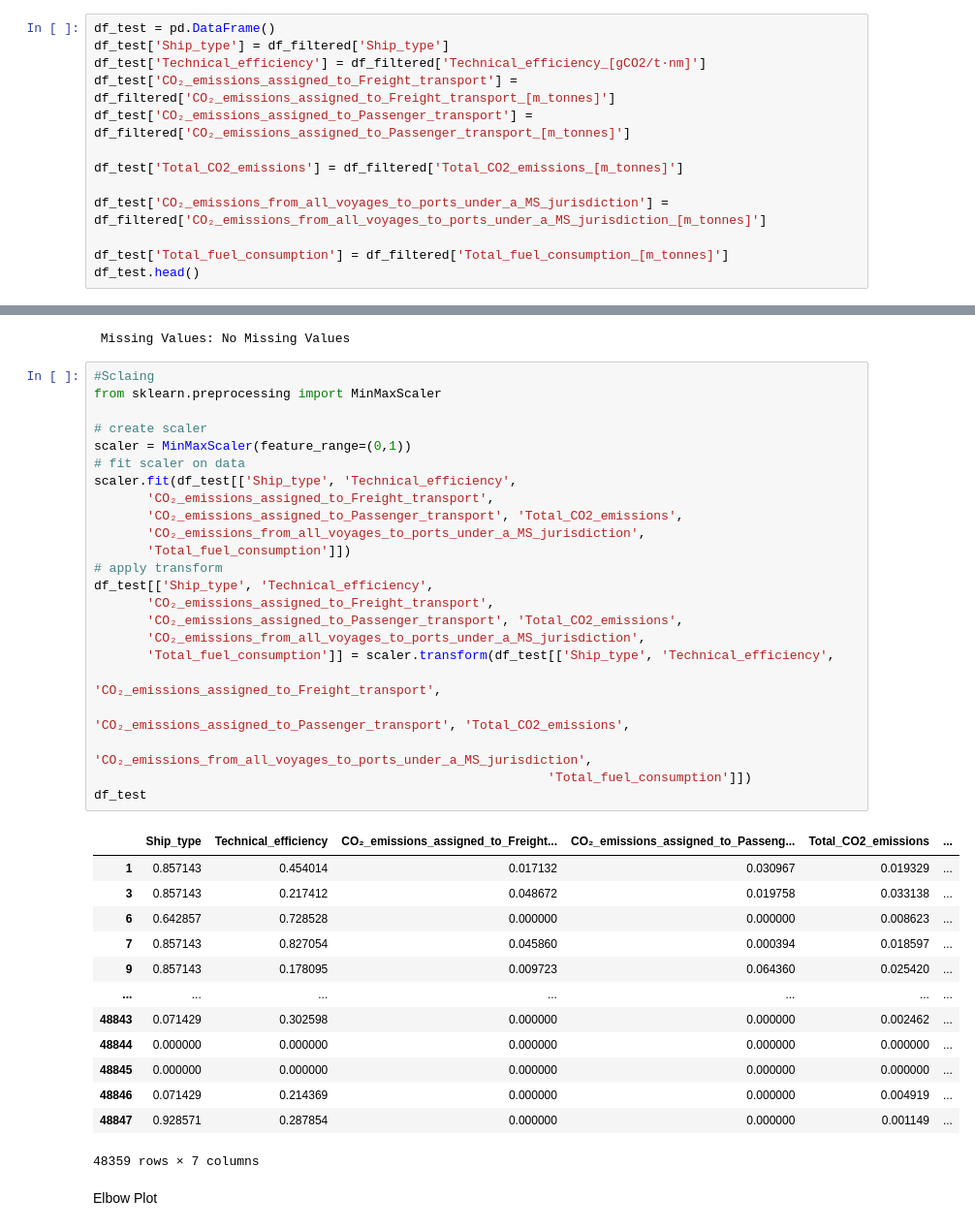
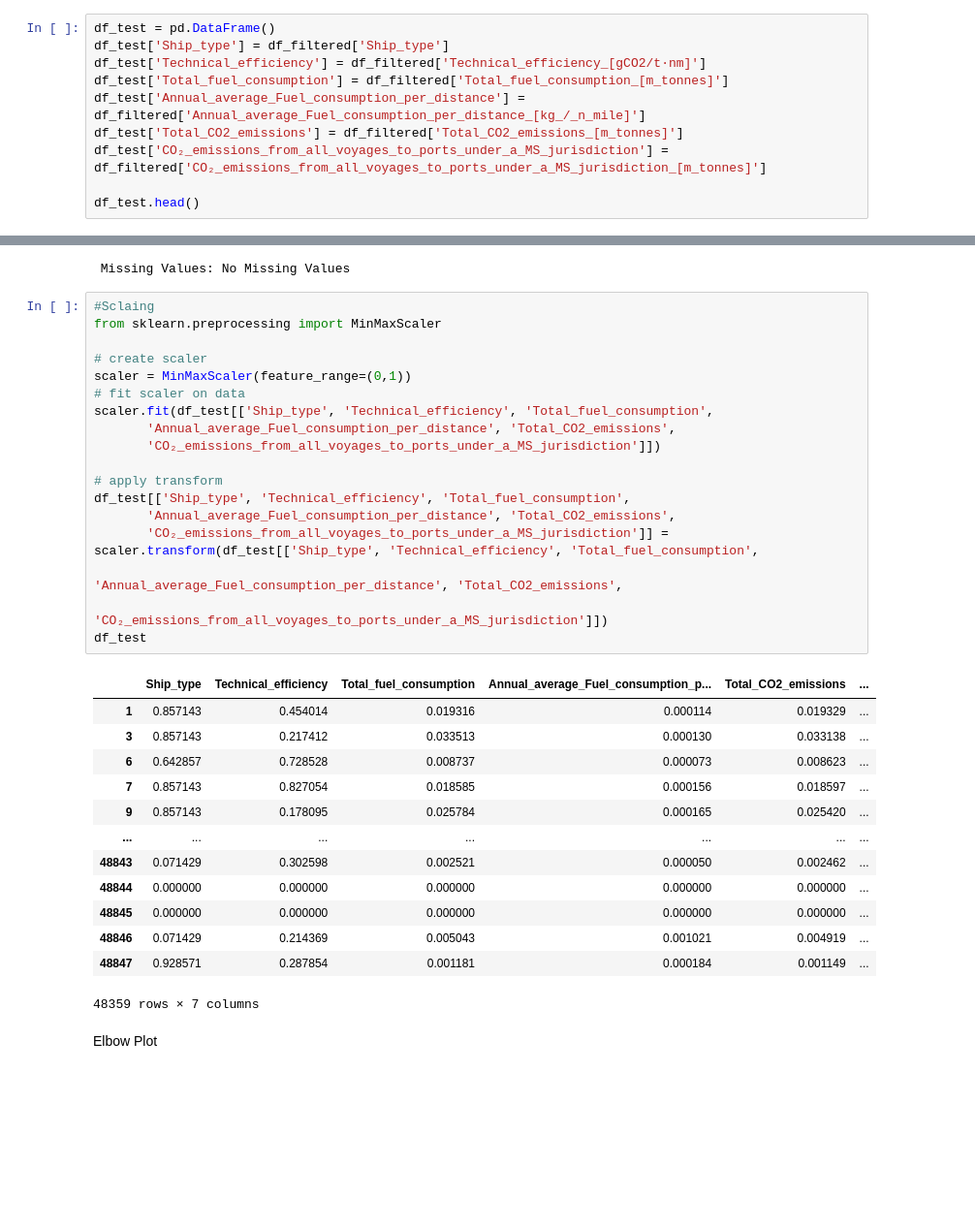
Before and after one commit to Anuj-1996/Maritime_Ship_CO2_Emission_Analysis, a Jupyter notebook: EU_CO2_emissions_from_maritime_transport.ipynb, the cells around one changed output, grey strips where cells are left out. Shown at 97% size. Cells and saved outputs as stored; diff of their text form; blank space fills up the shorter version.

```diff
--- a/EU_CO2_emissions_from_maritime_transport.ipynb
+++ b/EU_CO2_emissions_from_maritime_transport.ipynb
@@ -592,13 +607,10 @@ Index(['IMO_Number', 'Name', 'Ship_type', 'Reporting_Period',
 df_test = pd.DataFrame()
 df_test['Ship_type'] = df_filtered['Ship_type']
 df_test['Technical_efficiency'] = df_filtered['Technical_efficiency_[gCO2/t·nm]']
-df_test['CO₂_emissions_assigned_to_Freight_transport'] = df_filtered['CO₂_emissions_assigned_to_Freight_transport_[m_tonnes]']
-df_test['CO₂_emissions_assigned_to_Passenger_transport'] = df_filtered['CO₂_emissions_assigned_to_Passenger_transport_[m_tonnes]']
-
+df_test['Total_fuel_consumption'] = df_filtered['Total_fuel_consumption_[m_tonnes]']
+df_test['Annual_average_Fuel_consumption_per_distance'] = df_filtered['Annual_average_Fuel_consumption_per_distance_[kg_/_n_mile]']
 df_test['Total_CO2_emissions'] = df_filtered['Total_CO2_emissions_[m_tonnes]']
-
 df_test['CO₂_emissions_from_all_voyages_to_ports_under_a_MS_jurisdiction'] = df_filtered['CO₂_emissions_from_all_voyages_to_ports_under_a_MS_jurisdiction_[m_tonnes]']
 
-df_test['Total_fuel_consumption'] = df_filtered['Total_fuel_consumption_[m_tonnes]']
 df_test.head()
 # %% [output]
@@ -632,39 +642,34 @@ else:
 # %%
 #Sclaing
 from sklearn.preprocessing import MinMaxScaler
 
 # create scaler
 scaler = MinMaxScaler(feature_range=(0,1))
 # fit scaler on data
-scaler.fit(df_test[['Ship_type', 'Technical_efficiency',
-       'CO₂_emissions_assigned_to_Freight_transport',
-       'CO₂_emissions_assigned_to_Passenger_transport', 'Total_CO2_emissions',
-       'CO₂_emissions_from_all_voyages_to_ports_under_a_MS_jurisdiction',
-       'Total_fuel_consumption']])
+scaler.fit(df_test[['Ship_type', 'Technical_efficiency', 'Total_fuel_consumption',
+       'Annual_average_Fuel_consumption_per_distance', 'Total_CO2_emissions',
+       'CO₂_emissions_from_all_voyages_to_ports_under_a_MS_jurisdiction']])
+
 # apply transform
-df_test[['Ship_type', 'Technical_efficiency',
-       'CO₂_emissions_assigned_to_Freight_transport',
-       'CO₂_emissions_assigned_to_Passenger_transport', 'Total_CO2_emissions',
-       'CO₂_emissions_from_all_voyages_to_ports_under_a_MS_jurisdiction',
-       'Total_fuel_consumption']] = scaler.transform(df_test[['Ship_type', 'Technical_efficiency',
-                                                            'CO₂_emissions_assigned_to_Freight_transport',
-                                                            'CO₂_emissions_assigned_to_Passenger_transport', 'Total_CO2_emissions',
-                                                            'CO₂_emissions_from_all_voyages_to_ports_under_a_MS_jurisdiction',
-                                                            'Total_fuel_consumption']])
+df_test[['Ship_type', 'Technical_efficiency', 'Total_fuel_consumption',
+       'Annual_average_Fuel_consumption_per_distance', 'Total_CO2_emissions',
+       'CO₂_emissions_from_all_voyages_to_ports_under_a_MS_jurisdiction']] = scaler.transform(df_test[['Ship_type', 'Technical_efficiency', 'Total_fuel_consumption',
+                                                                                                    'Annual_average_Fuel_consumption_per_distance', 'Total_CO2_emissions',
+                                                                                                    'CO₂_emissions_from_all_voyages_to_ports_under_a_MS_jurisdiction']])
 df_test
 # %% [output]
-|  | Ship_type | Technical_efficiency | CO₂_emissions_assigned_to_Freight... | CO₂_emissions_assigned_to_Passeng... | Total_CO2_emissions | ... |
-| 1 | 0.857143 | 0.454014 | 0.017132 | 0.030967 | 0.019329 | ... |
-| 3 | 0.857143 | 0.217412 | 0.048672 | 0.019758 | 0.033138 | ... |
-| 6 | 0.642857 | 0.728528 | 0.000000 | 0.000000 | 0.008623 | ... |
-| 7 | 0.857143 | 0.827054 | 0.045860 | 0.000394 | 0.018597 | ... |
-| 9 | 0.857143 | 0.178095 | 0.009723 | 0.064360 | 0.025420 | ... |
+|  | Ship_type | Technical_efficiency | Total_fuel_consumption | Annual_average_Fuel_consumption_p... | Total_CO2_emissions | ... |
+| 1 | 0.857143 | 0.454014 | 0.019316 | 0.000114 | 0.019329 | ... |
+| 3 | 0.857143 | 0.217412 | 0.033513 | 0.000130 | 0.033138 | ... |
+| 6 | 0.642857 | 0.728528 | 0.008737 | 0.000073 | 0.008623 | ... |
+| 7 | 0.857143 | 0.827054 | 0.018585 | 0.000156 | 0.018597 | ... |
+| 9 | 0.857143 | 0.178095 | 0.025784 | 0.000165 | 0.025420 | ... |
 | ... | ... | ... | ... | ... | ... | ... |
-| 48843 | 0.071429 | 0.302598 | 0.000000 | 0.000000 | 0.002462 | ... |
+| 48843 | 0.071429 | 0.302598 | 0.002521 | 0.000050 | 0.002462 | ... |
 | 48844 | 0.000000 | 0.000000 | 0.000000 | 0.000000 | 0.000000 | ... |
 | 48845 | 0.000000 | 0.000000 | 0.000000 | 0.000000 | 0.000000 | ... |
-| 48846 | 0.071429 | 0.214369 | 0.000000 | 0.000000 | 0.004919 | ... |
-| 48847 | 0.928571 | 0.287854 | 0.000000 | 0.000000 | 0.001149 | ... |
+| 48846 | 0.071429 | 0.214369 | 0.005043 | 0.001021 | 0.004919 | ... |
+| 48847 | 0.928571 | 0.287854 | 0.001181 | 0.000184 | 0.001149 | ... |
 48359 rows × 7 columns
 # %% [markdown]
 Elbow Plot
```
Also changed, not shown: parts of 48 cells of this notebook.
